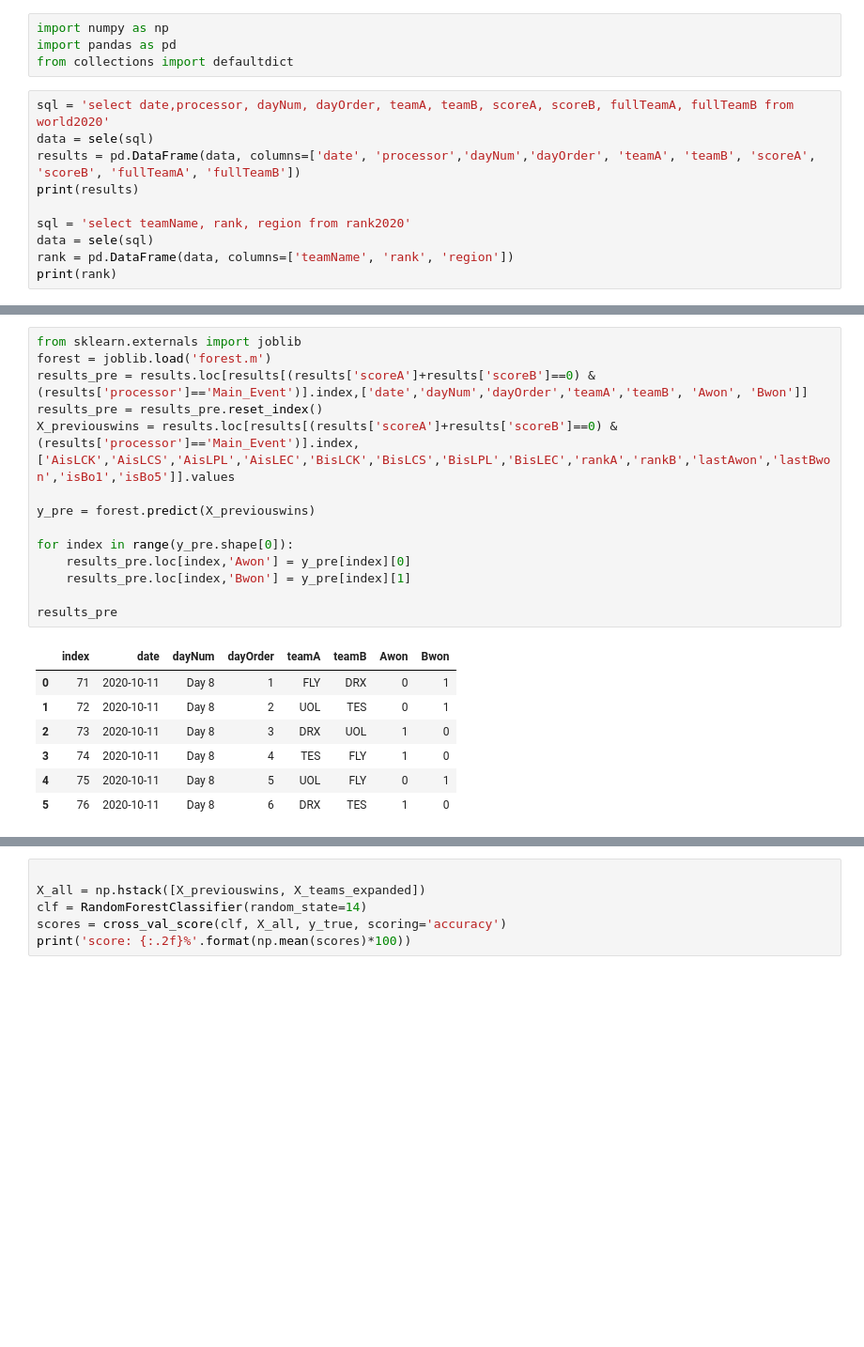
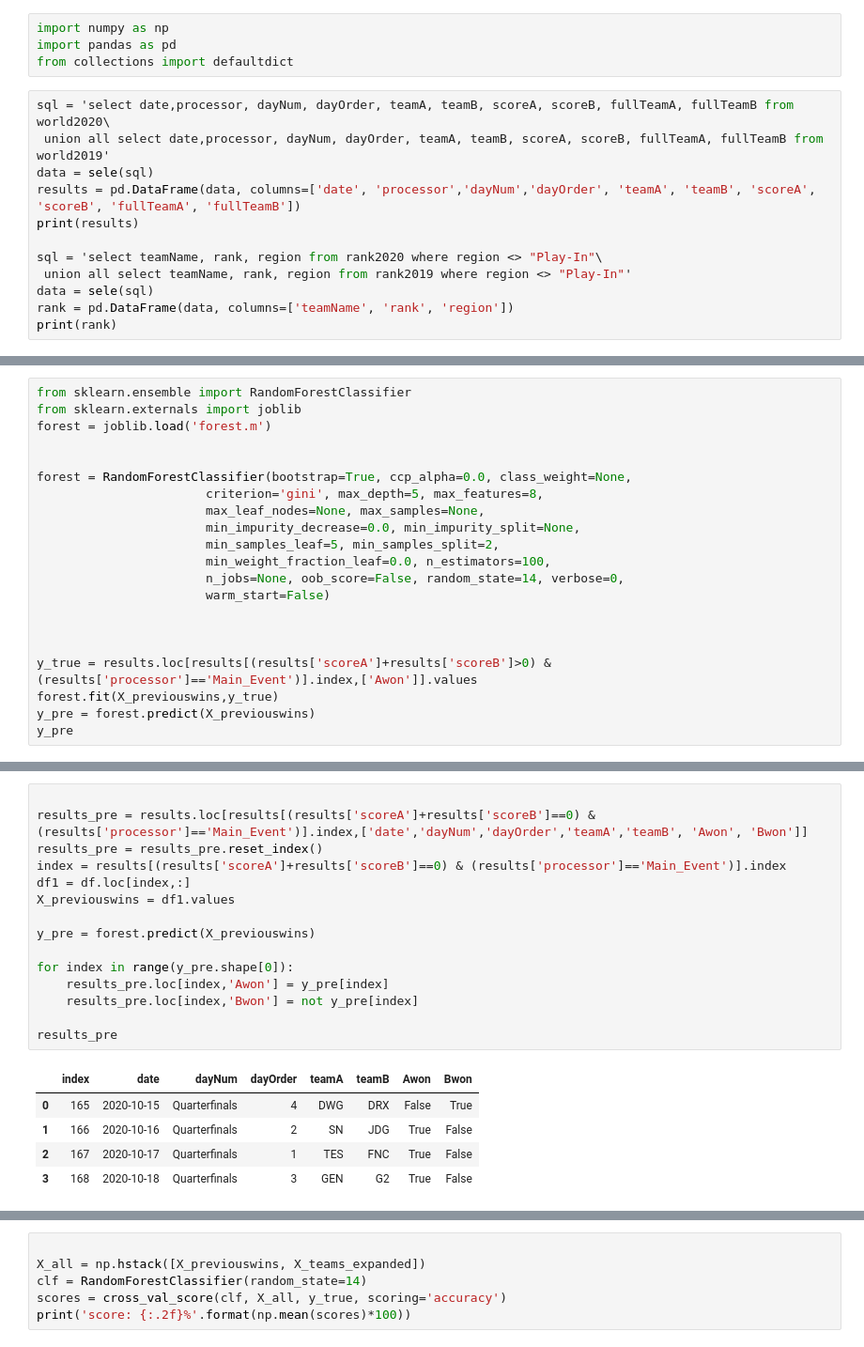
Before and after one commit to ryjfgjl/LOL-Game-Quiz, a Jupyter notebook: Data_Anlysis/Worlds2020.ipynb, the cells around one changed output, grey strips where cells are left out. Shown: that part at 94% size. Cells and saved outputs as stored; diff of their text form; blank space fills up the shorter version.

```diff
--- a/Data_Anlysis/Worlds2020.ipynb
+++ b/Data_Anlysis/Worlds2020.ipynb
@@ -15,12 +15,14 @@ import numpy as np
 import pandas as pd
 from collections import defaultdict
 # %%
-sql = 'select date,processor, dayNum, dayOrder, teamA, teamB, scoreA, scoreB, fullTeamA, fullTeamB from world2020'
+sql = 'select date,processor, dayNum, dayOrder, teamA, teamB, scoreA, scoreB, fullTeamA, fullTeamB from world2020\
+ union all select date,processor, dayNum, dayOrder, teamA, teamB, scoreA, scoreB, fullTeamA, fullTeamB from world2019'
 data = sele(sql)
 results = pd.DataFrame(data, columns=['date', 'processor','dayNum','dayOrder', 'teamA', 'teamB', 'scoreA', 'scoreB', 'fullTeamA', 'fullTeamB'])
 print(results)
 
-sql = 'select teamName, rank, region from rank2020'
+sql = 'select teamName, rank, region from rank2020 where region <> "Play-In"\
+ union all select teamName, rank, region from rank2019 where region <> "Play-In"'
 data = sele(sql)
 rank = pd.DataFrame(data, columns=['teamName', 'rank', 'region'])
 print(rank)
@@ -300,0 +241,21 @@ y_true = results.loc[results[(results['scoreA']+results['scoreB']>0) & (results[
+# %%
+from sklearn.ensemble import RandomForestClassifier
+from sklearn.externals import joblib
+forest = joblib.load('forest.m')
+
+
+forest = RandomForestClassifier(bootstrap=True, ccp_alpha=0.0, class_weight=None,
+                       criterion='gini', max_depth=5, max_features=8,
+                       max_leaf_nodes=None, max_samples=None,
+                       min_impurity_decrease=0.0, min_impurity_split=None,
+                       min_samples_leaf=5, min_samples_split=2,
+                       min_weight_fraction_leaf=0.0, n_estimators=100,
+                       n_jobs=None, oob_score=False, random_state=14, verbose=0,
+                       warm_start=False)
+
+
+
+y_true = results.loc[results[(results['scoreA']+results['scoreB']>0) & (results['processor']=='Main_Event')].index,['Awon']].values
+forest.fit(X_previouswins,y_true)
+y_pre = forest.predict(X_previouswins)
+y_pre
@@ -311,22 +285,21 @@ score: 65.12%
 # %%
-from sklearn.externals import joblib
-forest = joblib.load('forest.m')
+
 results_pre = results.loc[results[(results['scoreA']+results['scoreB']==0) & (results['processor']=='Main_Event')].index,['date','dayNum','dayOrder','teamA','teamB', 'Awon', 'Bwon']]
 results_pre = results_pre.reset_index()
-X_previouswins = results.loc[results[(results['scoreA']+results['scoreB']==0) & (results['processor']=='Main_Event')].index,['AisLCK','AisLCS','AisLPL','AisLEC','BisLCK','BisLCS','BisLPL','BisLEC','rankA','rankB','lastAwon','lastBwon','isBo1','isBo5']].values
+index = results[(results['scoreA']+results['scoreB']==0) & (results['processor']=='Main_Event')].index
+df1 = df.loc[index,:]
+X_previouswins = df1.values
 
 y_pre = forest.predict(X_previouswins)
 
 for index in range(y_pre.shape[0]):
-    results_pre.loc[index,'Awon'] = y_pre[index][0]
-    results_pre.loc[index,'Bwon'] = y_pre[index][1]
+    results_pre.loc[index,'Awon'] = y_pre[index]
+    results_pre.loc[index,'Bwon'] = not y_pre[index]
 
 results_pre
 # %% [output]
 |  | index | date | dayNum | dayOrder | teamA | teamB | Awon | Bwon |
-| 0 | 71 | 2020-10-11 | Day 8 | 1 | FLY | DRX | 0 | 1 |
-| 1 | 72 | 2020-10-11 | Day 8 | 2 | UOL | TES | 0 | 1 |
-| 2 | 73 | 2020-10-11 | Day 8 | 3 | DRX | UOL | 1 | 0 |
-| 3 | 74 | 2020-10-11 | Day 8 | 4 | TES | FLY | 1 | 0 |
-| 4 | 75 | 2020-10-11 | Day 8 | 5 | UOL | FLY | 0 | 1 |
-| 5 | 76 | 2020-10-11 | Day 8 | 6 | DRX | TES | 1 | 0 |
+| 0 | 165 | 2020-10-15 | Quarterfinals | 4 | DWG | DRX | False | True |
+| 1 | 166 | 2020-10-16 | Quarterfinals | 2 | SN | JDG | True | False |
+| 2 | 167 | 2020-10-17 | Quarterfinals | 1 | TES | FNC | True | False |
+| 3 | 168 | 2020-10-18 | Quarterfinals | 3 | GEN | G2 | True | False |
```
Also changed, not shown: parts of 11 cells of this notebook, 8 other files.
